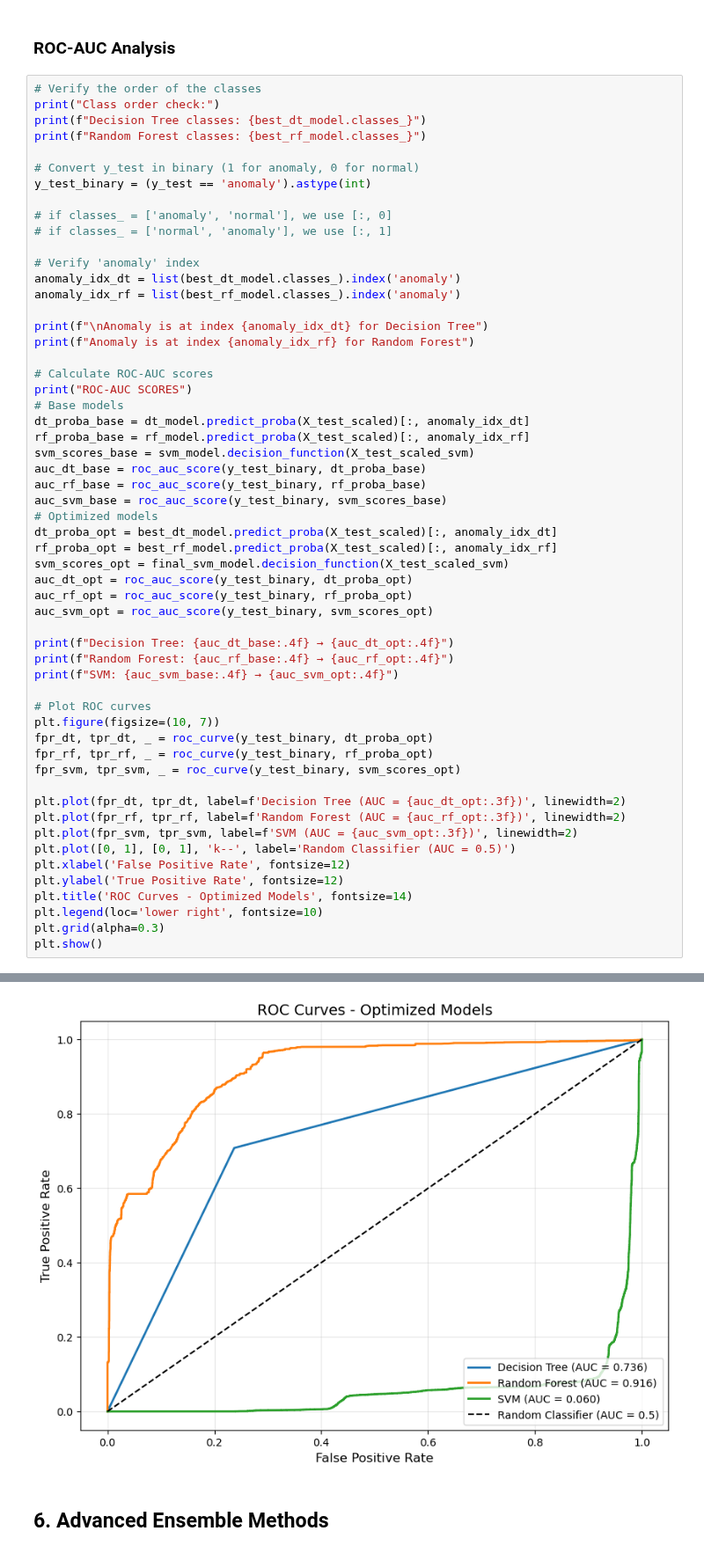
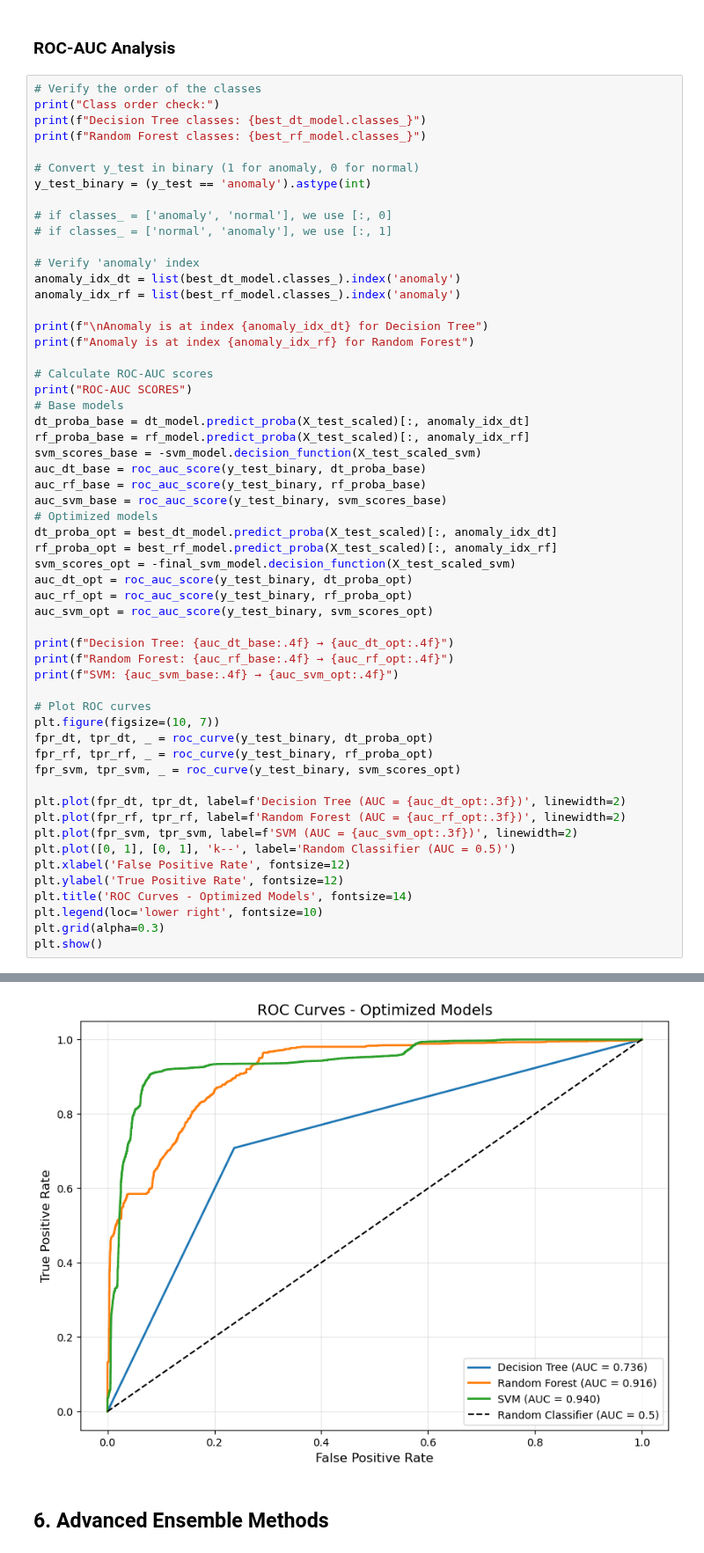
Before and after one commit to AchlysX/NSL-KDD-intrusion-detection, a Jupyter notebook: KDD_notebook.ipynb, the cells around one changed output, grey strips where cells are left out. Shown at 88% size. Cells and saved outputs as stored; diff of their text form.

```diff
--- a/KDD_notebook.ipynb
+++ b/KDD_notebook.ipynb
@@ -1025,14 +1030,14 @@ print("ROC-AUC SCORES")
 # Base models
 dt_proba_base = dt_model.predict_proba(X_test_scaled)[:, anomaly_idx_dt]
 rf_proba_base = rf_model.predict_proba(X_test_scaled)[:, anomaly_idx_rf]
-svm_scores_base = svm_model.decision_function(X_test_scaled_svm)
+svm_scores_base = -svm_model.decision_function(X_test_scaled_svm)
 auc_dt_base = roc_auc_score(y_test_binary, dt_proba_base)
 auc_rf_base = roc_auc_score(y_test_binary, rf_proba_base)
 auc_svm_base = roc_auc_score(y_test_binary, svm_scores_base)
 # Optimized models
 dt_proba_opt = best_dt_model.predict_proba(X_test_scaled)[:, anomaly_idx_dt]
 rf_proba_opt = best_rf_model.predict_proba(X_test_scaled)[:, anomaly_idx_rf]
-svm_scores_opt = final_svm_model.decision_function(X_test_scaled_svm)
+svm_scores_opt = -final_svm_model.decision_function(X_test_scaled_svm)
 auc_dt_opt = roc_auc_score(y_test_binary, dt_proba_opt)
 auc_rf_opt = roc_auc_score(y_test_binary, rf_proba_opt)
 auc_svm_opt = roc_auc_score(y_test_binary, svm_scores_opt)
@@ -1071,4 +1076,4 @@ SVM: 0.0981 → 0.0599
-[figure, old version]
+[figure, new version]
 # %% [markdown]
 ## 6. Advanced Ensemble Methods
 # %%
```
Also changed, not shown: parts of 9 cells of this notebook.
